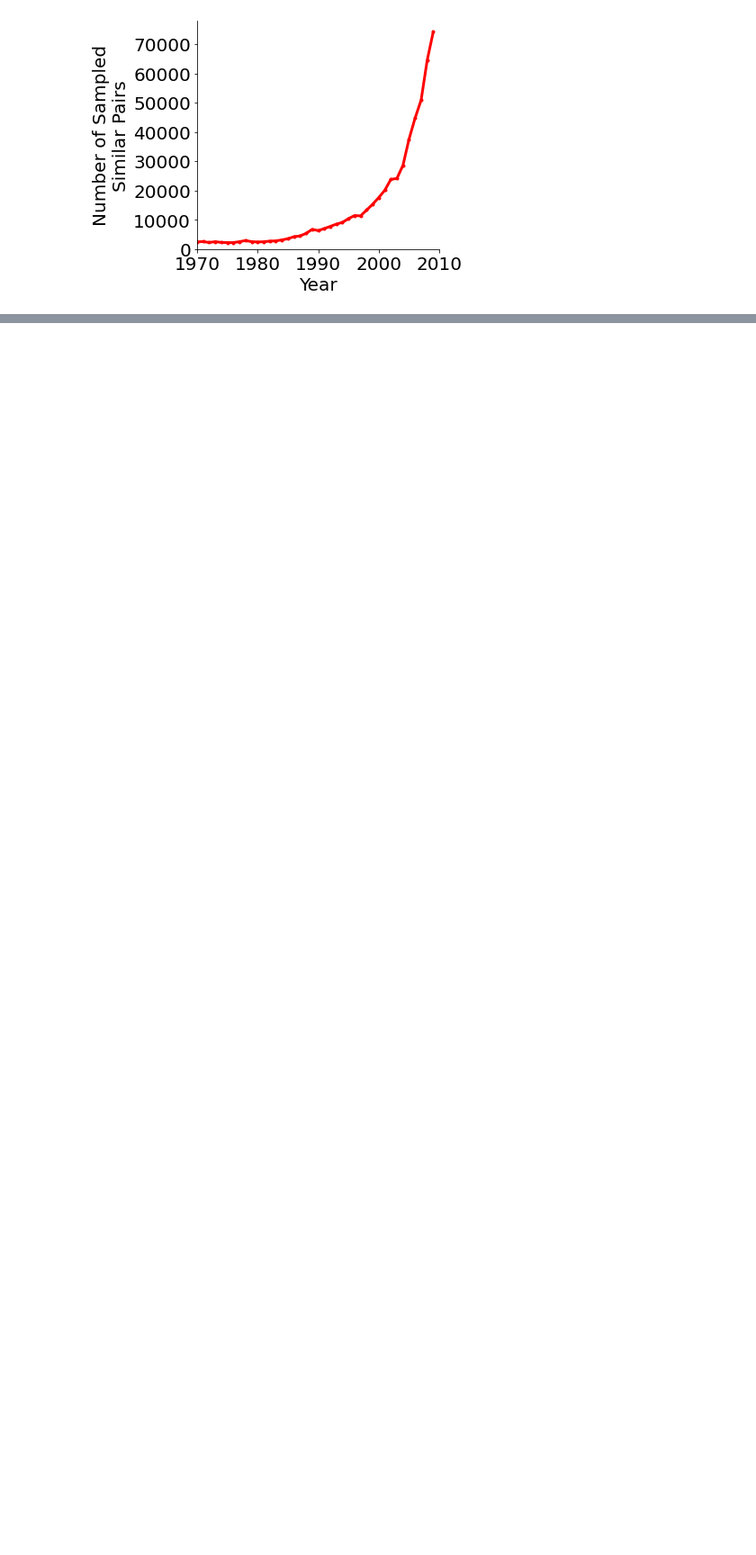
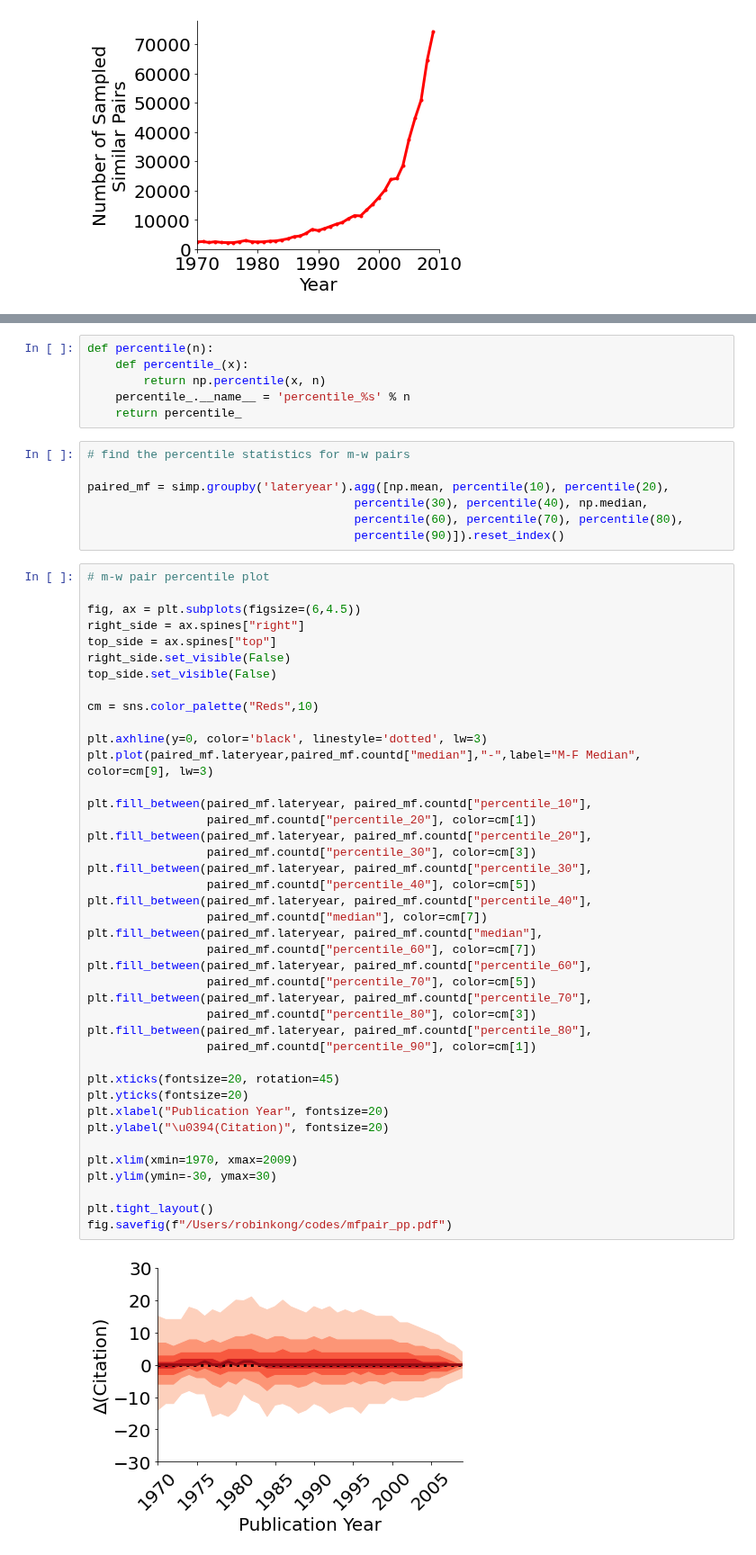
Before and after one commit to therobinkay/firstmover, a Jupyter notebook: main.ipynb, the cells around one changed output, grey strips where cells are left out. Shown at 90% size. Drawn from its saved outputs; the diff is of its cells as text; blank space fills up the shorter version.

```diff
--- a/main.ipynb
+++ b/main.ipynb
@@ -403,0 +496,56 @@ plt.tight_layout()
+# %%
+def percentile(n):
+    def percentile_(x):
+        return np.percentile(x, n)
+    percentile_.__name__ = 'percentile_%s' % n
+    return percentile_
+# %%
+# find the percentile statistics for m-w pairs
+
+paired_mf = simp.groupby('lateryear').agg([np.mean, percentile(10), percentile(20),
+                                      percentile(30), percentile(40), np.median,
+                                      percentile(60), percentile(70), percentile(80),
+                                      percentile(90)]).reset_index()
+# %%
+# m-w pair percentile plot
+
+fig, ax = plt.subplots(figsize=(6,4.5))
+right_side = ax.spines["right"]
+top_side = ax.spines["top"]
+right_side.set_visible(False)
+top_side.set_visible(False)
+
+cm = sns.color_palette("Reds",10)
+
+plt.axhline(y=0, color='black', linestyle='dotted', lw=3)
+plt.plot(paired_mf.lateryear,paired_mf.countd["median"],"-",label="M-F Median", color=cm[9], lw=3)
+
+plt.fill_between(paired_mf.lateryear, paired_mf.countd["percentile_10"],
+                 paired_mf.countd["percentile_20"], color=cm[1])
+plt.fill_between(paired_mf.lateryear, paired_mf.countd["percentile_20"],
+                 paired_mf.countd["percentile_30"], color=cm[3])
+plt.fill_between(paired_mf.lateryear, paired_mf.countd["percentile_30"],
+                 paired_mf.countd["percentile_40"], color=cm[5])
+plt.fill_between(paired_mf.lateryear, paired_mf.countd["percentile_40"],
+                 paired_mf.countd["median"], color=cm[7])
+plt.fill_between(paired_mf.lateryear, paired_mf.countd["median"],
+                 paired_mf.countd["percentile_60"], color=cm[7])
+plt.fill_between(paired_mf.lateryear, paired_mf.countd["percentile_60"],
+                 paired_mf.countd["percentile_70"], color=cm[5])
+plt.fill_between(paired_mf.lateryear, paired_mf.countd["percentile_70"],
+                 paired_mf.countd["percentile_80"], color=cm[3])
+plt.fill_between(paired_mf.lateryear, paired_mf.countd["percentile_80"],
+                 paired_mf.countd["percentile_90"], color=cm[1])
+
+plt.xticks(fontsize=20, rotation=45)
+plt.yticks(fontsize=20)
+plt.xlabel("Publication Year", fontsize=20)
+plt.ylabel("\u0394(Citation)", fontsize=20)
+
+plt.xlim(xmin=1970, xmax=2009)
+plt.ylim(ymin=-30, ymax=30)
+
+plt.tight_layout()
+fig.savefig(f"/Users/robinkong/codes/mfpair_pp.pdf")
+# %% [output]
+[figure, added]
```
Also changed, not shown: parts of 15 cells of this notebook.
